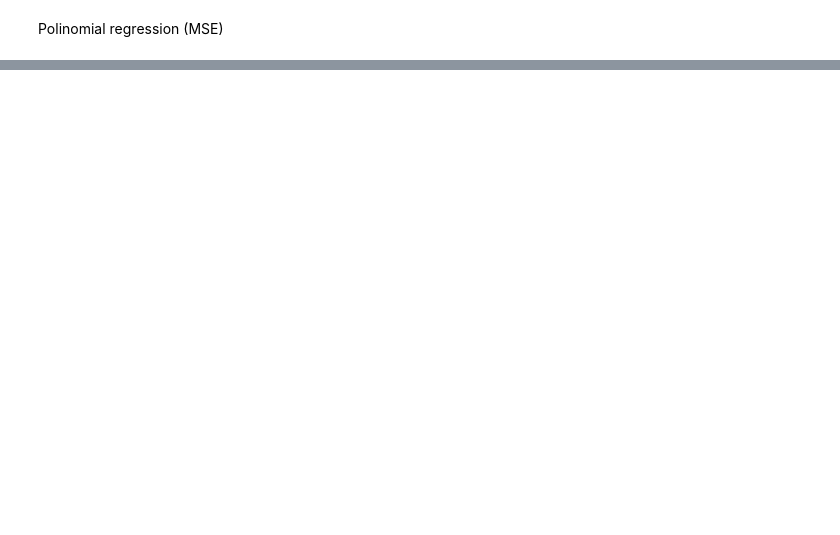
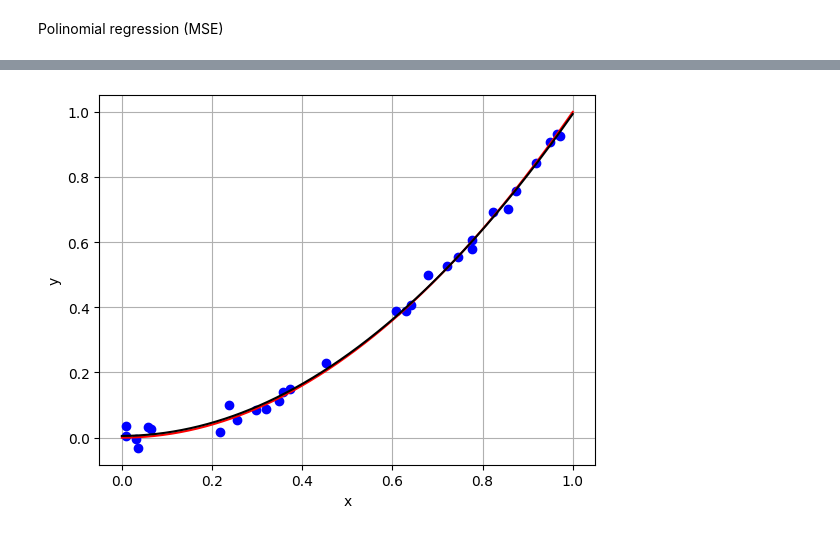
Before and after one commit to mrtelisa/ML-DL_lab1, a Jupyter notebook: main2.ipynb, the cells around one changed output, grey strips where cells are left out. Saved outputs shown, nothing was run; the diff lists cells and outputs as text; code cells hidden in the pictures; blank space fills up the shorter version.

Commit message:
Added error and plt of the learnt model

```diff
--- a/main2.ipynb
+++ b/main2.ipynb
@@ -48,10 +49,11 @@ for i in range (1, p+1):
 c = np.linalg.solve(np.matmul(np.transpose(X),X), np.matmul(np.transpose(X),y))
 # %%
+# I want to compute the quality of my model; I do this using the test set
 xt = np.asmatrix(xt).transpose()
 yt = np.asmatrix(yt).transpose()
 Xt = nml.ones((nt,1))
 for i in range (1, p+1):
-  Xt = np.concatenate((xt,np.power(xt,i)), axis=1)
+  Xt = np.concatenate((Xt,np.power(xt,i)), axis=1)
 yp = np.matmul(Xt,c)
 # %%
 err = np.mean(np.power(yt-yp,2))
@@ -60,0 +63,11 @@ err: 0.004456693799966432
+# %%
+fig, ax = plt.subplots()
+ax.plot(x,y, 'bo') # blue points
+ax.plot(xt,yt, 'r') # red line for the model we created
+ax.plot(xt,yp, 'k') # black line for what we actually have learnt
+ax.set_xlabel('x')
+ax.set_ylabel('y')
+ax.grid() # acrivate the grid
+plt.show()
+# %% [output]
+[figure, added]
```
Also changed, not shown: parts of 4 cells of this notebook.
